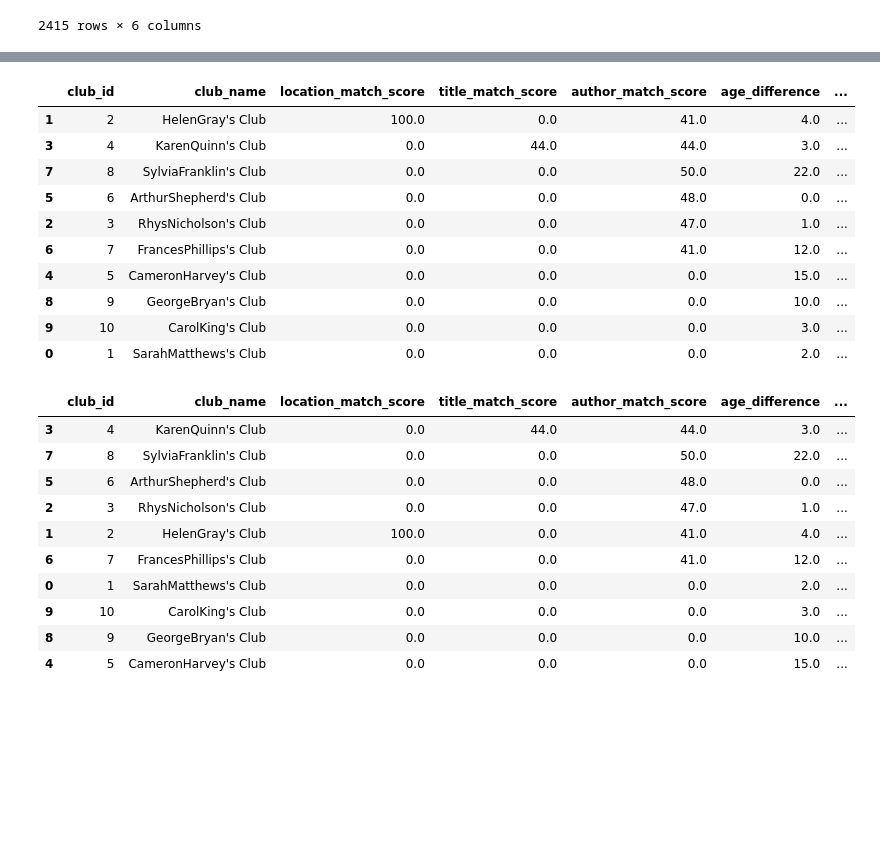
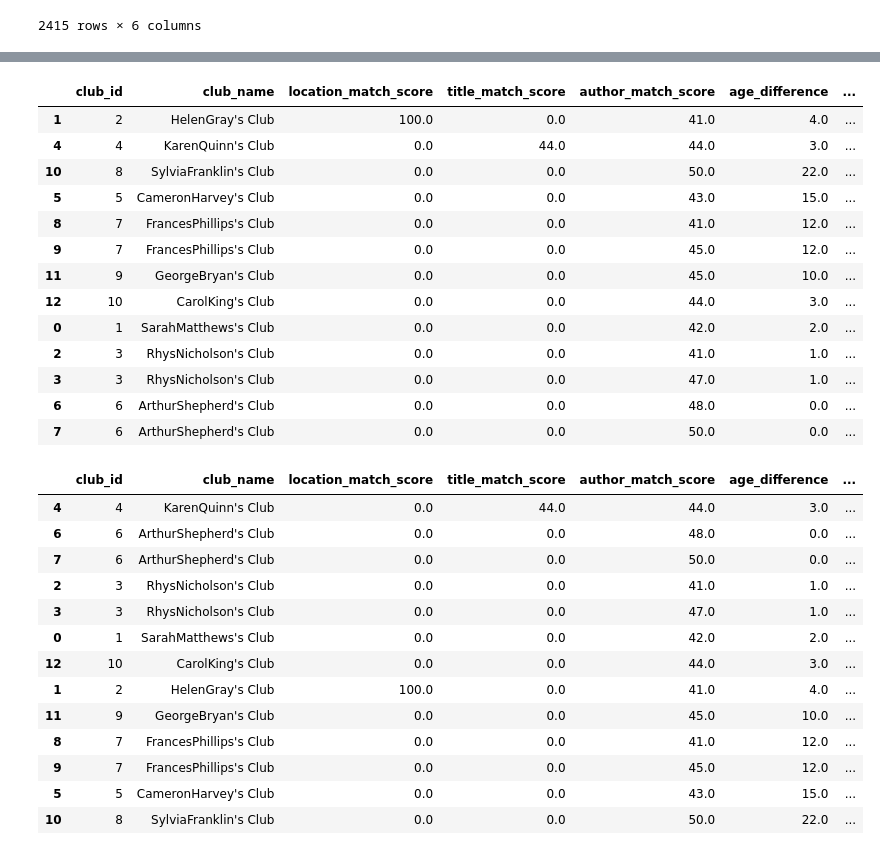
Before and after one commit to laurenceandrews/auguread, a Jupyter notebook: clubs/club_to_user_recommender/club_recommender_new.ipynb, the cells around one changed output, grey strips where cells are left out. Saved outputs shown, nothing was run; the diff lists cells and outputs as text; code cells hidden in the pictures; blank space fills up the shorter version.

```diff
--- a/clubs/club_to_user_recommender/club_recommender_new.ipynb
+++ b/clubs/club_to_user_recommender/club_recommender_new.ipynb
@@ -519,38 +536,44 @@ best_clubs_df
 # %%
 # Order if location matters
 
 # TO DO: Find a way to convert location to distance
 
-best_clubs_df = best_clubs_df.sort_values(by=['location_match_score', 'title_match_score', 'author_match_score', 'title_match_count', 'age_difference', 'author_match_count', 'user_count'], \
-    axis=0, ascending = [False, False, False, False, False, True, False], kind='quicksort')
+best_clubs_df = best_clubs_df.sort_values(by=['location_match_score', 'title_match_count', 'age_difference', 'author_match_count', 'user_count'], \
+    axis=0, ascending = [False, False, False, True, False], kind='quicksort')
 best_clubs_df
 # %% [output]
 |  | club_id | club_name | location_match_score | title_match_score | author_match_score | age_difference | ... |
 | 1 | 2 | HelenGray's Club | 100.0 | 0.0 | 41.0 | 4.0 | ... |
-| 3 | 4 | KarenQuinn's Club | 0.0 | 44.0 | 44.0 | 3.0 | ... |
-| 7 | 8 | SylviaFranklin's Club | 0.0 | 0.0 | 50.0 | 22.0 | ... |
-| 5 | 6 | ArthurShepherd's Club | 0.0 | 0.0 | 48.0 | 0.0 | ... |
-| 2 | 3 | RhysNicholson's Club | 0.0 | 0.0 | 47.0 | 1.0 | ... |
-| 6 | 7 | FrancesPhillips's Club | 0.0 | 0.0 | 41.0 | 12.0 | ... |
-| 4 | 5 | CameronHarvey's Club | 0.0 | 0.0 | 0.0 | 15.0 | ... |
-| 8 | 9 | GeorgeBryan's Club | 0.0 | 0.0 | 0.0 | 10.0 | ... |
-| 9 | 10 | CarolKing's Club | 0.0 | 0.0 | 0.0 | 3.0 | ... |
-| 0 | 1 | SarahMatthews's Club | 0.0 | 0.0 | 0.0 | 2.0 | ... |
+| 4 | 4 | KarenQuinn's Club | 0.0 | 44.0 | 44.0 | 3.0 | ... |
+| 10 | 8 | SylviaFranklin's Club | 0.0 | 0.0 | 50.0 | 22.0 | ... |
+| 5 | 5 | CameronHarvey's Club | 0.0 | 0.0 | 43.0 | 15.0 | ... |
+| 8 | 7 | FrancesPhillips's Club | 0.0 | 0.0 | 41.0 | 12.0 | ... |
+| 9 | 7 | FrancesPhillips's Club | 0.0 | 0.0 | 45.0 | 12.0 | ... |
+| 11 | 9 | GeorgeBryan's Club | 0.0 | 0.0 | 45.0 | 10.0 | ... |
+| 12 | 10 | CarolKing's Club | 0.0 | 0.0 | 44.0 | 3.0 | ... |
+| 0 | 1 | SarahMatthews's Club | 0.0 | 0.0 | 42.0 | 2.0 | ... |
+| 2 | 3 | RhysNicholson's Club | 0.0 | 0.0 | 41.0 | 1.0 | ... |
+| 3 | 3 | RhysNicholson's Club | 0.0 | 0.0 | 47.0 | 1.0 | ... |
+| 6 | 6 | ArthurShepherd's Club | 0.0 | 0.0 | 48.0 | 0.0 | ... |
+| 7 | 6 | ArthurShepherd's Club | 0.0 | 0.0 | 50.0 | 0.0 | ... |
 # %%
 # Order if online only
 
-best_clubs_df = best_clubs_df.sort_values(['title_match_score', 'author_match_score', 'title_match_count', 'author_match_count', 'age_difference', 'user_count'], \
-    axis=0, ascending = [False, False, False, False, True, False], kind='quicksort')
+best_clubs_df = best_clubs_df.sort_values(['title_match_count', 'author_match_count', 'age_difference', 'user_count'], \
+    axis=0, ascending = [False, False, True, False], kind='quicksort')
 best_clubs_df
 # %% [output]
 |  | club_id | club_name | location_match_score | title_match_score | author_match_score | age_difference | ... |
-| 3 | 4 | KarenQuinn's Club | 0.0 | 44.0 | 44.0 | 3.0 | ... |
-| 7 | 8 | SylviaFranklin's Club | 0.0 | 0.0 | 50.0 | 22.0 | ... |
-| 5 | 6 | ArthurShepherd's Club | 0.0 | 0.0 | 48.0 | 0.0 | ... |
-| 2 | 3 | RhysNicholson's Club | 0.0 | 0.0 | 47.0 | 1.0 | ... |
+| 4 | 4 | KarenQuinn's Club | 0.0 | 44.0 | 44.0 | 3.0 | ... |
+| 6 | 6 | ArthurShepherd's Club | 0.0 | 0.0 | 48.0 | 0.0 | ... |
+| 7 | 6 | ArthurShepherd's Club | 0.0 | 0.0 | 50.0 | 0.0 | ... |
+| 2 | 3 | RhysNicholson's Club | 0.0 | 0.0 | 41.0 | 1.0 | ... |
+| 3 | 3 | RhysNicholson's Club | 0.0 | 0.0 | 47.0 | 1.0 | ... |
+| 0 | 1 | SarahMatthews's Club | 0.0 | 0.0 | 42.0 | 2.0 | ... |
+| 12 | 10 | CarolKing's Club | 0.0 | 0.0 | 44.0 | 3.0 | ... |
 | 1 | 2 | HelenGray's Club | 100.0 | 0.0 | 41.0 | 4.0 | ... |
-| 6 | 7 | FrancesPhillips's Club | 0.0 | 0.0 | 41.0 | 12.0 | ... |
-| 0 | 1 | SarahMatthews's Club | 0.0 | 0.0 | 0.0 | 2.0 | ... |
-| 9 | 10 | CarolKing's Club | 0.0 | 0.0 | 0.0 | 3.0 | ... |
-| 8 | 9 | GeorgeBryan's Club | 0.0 | 0.0 | 0.0 | 10.0 | ... |
-| 4 | 5 | CameronHarvey's Club | 0.0 | 0.0 | 0.0 | 15.0 | ... |
+| 11 | 9 | GeorgeBryan's Club | 0.0 | 0.0 | 45.0 | 10.0 | ... |
+| 8 | 7 | FrancesPhillips's Club | 0.0 | 0.0 | 41.0 | 12.0 | ... |
+| 9 | 7 | FrancesPhillips's Club | 0.0 | 0.0 | 45.0 | 12.0 | ... |
+| 5 | 5 | CameronHarvey's Club | 0.0 | 0.0 | 43.0 | 15.0 | ... |
+| 10 | 8 | SylviaFranklin's Club | 0.0 | 0.0 | 50.0 | 22.0 | ... |
```
Also changed, not shown: parts of 3 cells of this notebook, 2 other files.
